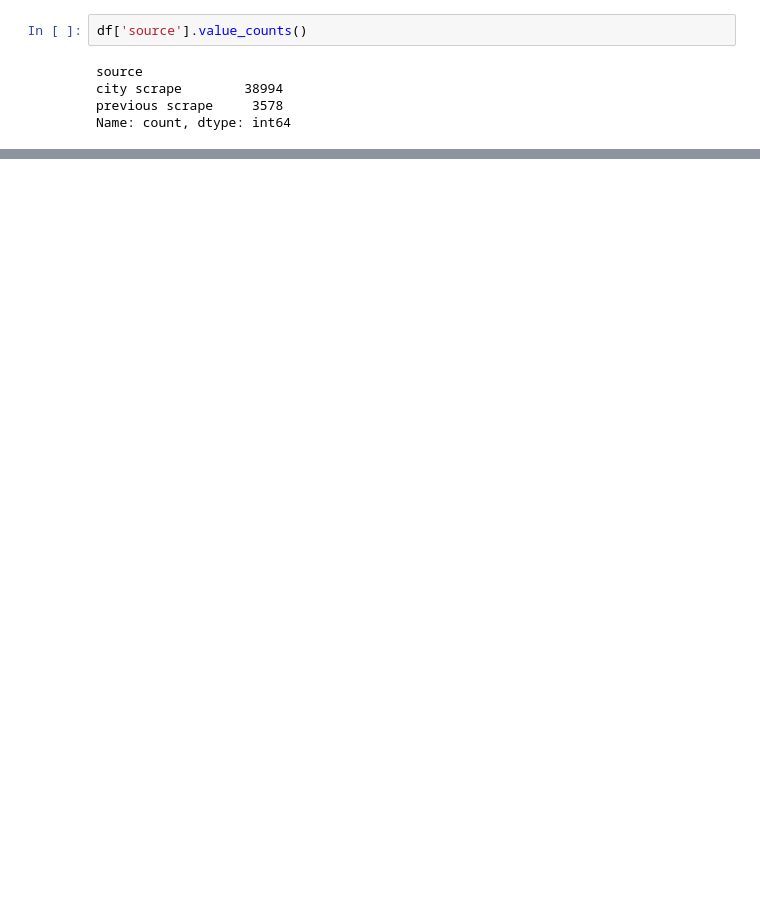
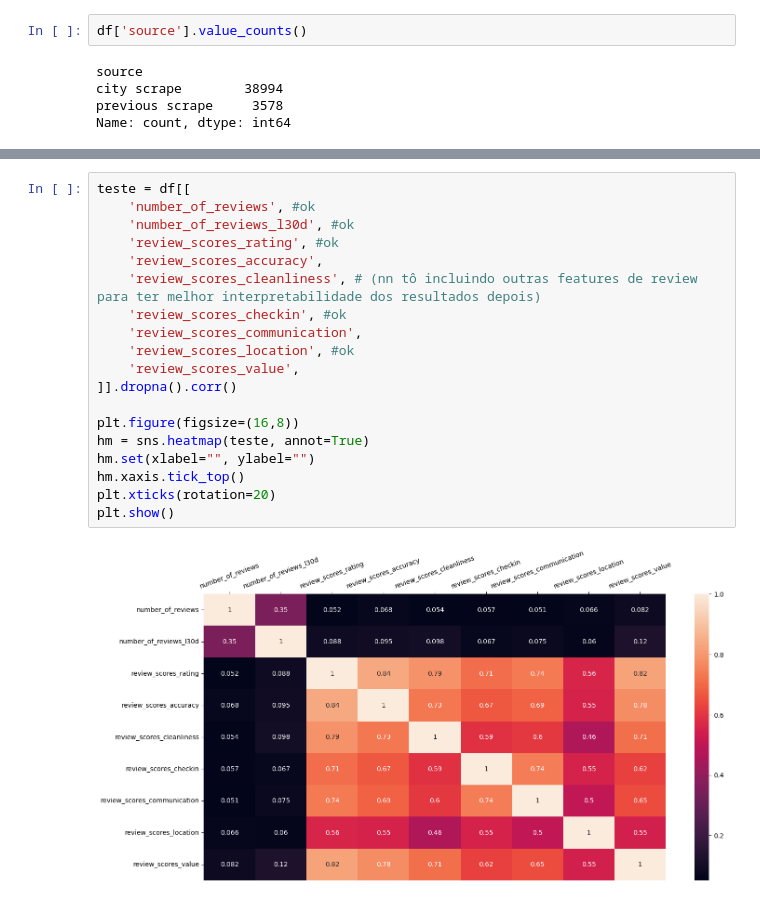
Before and after one commit to pedrobslima/IC-Reject-Option, a Jupyter notebook: preprocess.ipynb, the cells around one changed output, grey strips where cells are left out. Drawn from its saved outputs; the diff is of its cells as text; blank space fills up the shorter version.

```diff
--- a/preprocess.ipynb
+++ b/preprocess.ipynb
@@ -310,0 +323,21 @@ df['neighbourhood_cleansed']
+# %%
+teste = df[[
+    'number_of_reviews', #ok
+    'number_of_reviews_l30d', #ok
+    'review_scores_rating', #ok
+    'review_scores_accuracy',
+    'review_scores_cleanliness', # (nn tô incluindo outras features de review para ter melhor interpretabilidade dos resultados depois)
+    'review_scores_checkin', #ok
+    'review_scores_communication',
+    'review_scores_location', #ok
+    'review_scores_value',
+]].dropna().corr()
+
+plt.figure(figsize=(16,8))
+hm = sns.heatmap(teste, annot=True)
+hm.set(xlabel="", ylabel="")
+hm.xaxis.tick_top()
+plt.xticks(rotation=20)
+plt.show()
+# %% [output]
+[figure, added]
```
Also changed, not shown: parts of 12 cells of this notebook, 2 other files.
